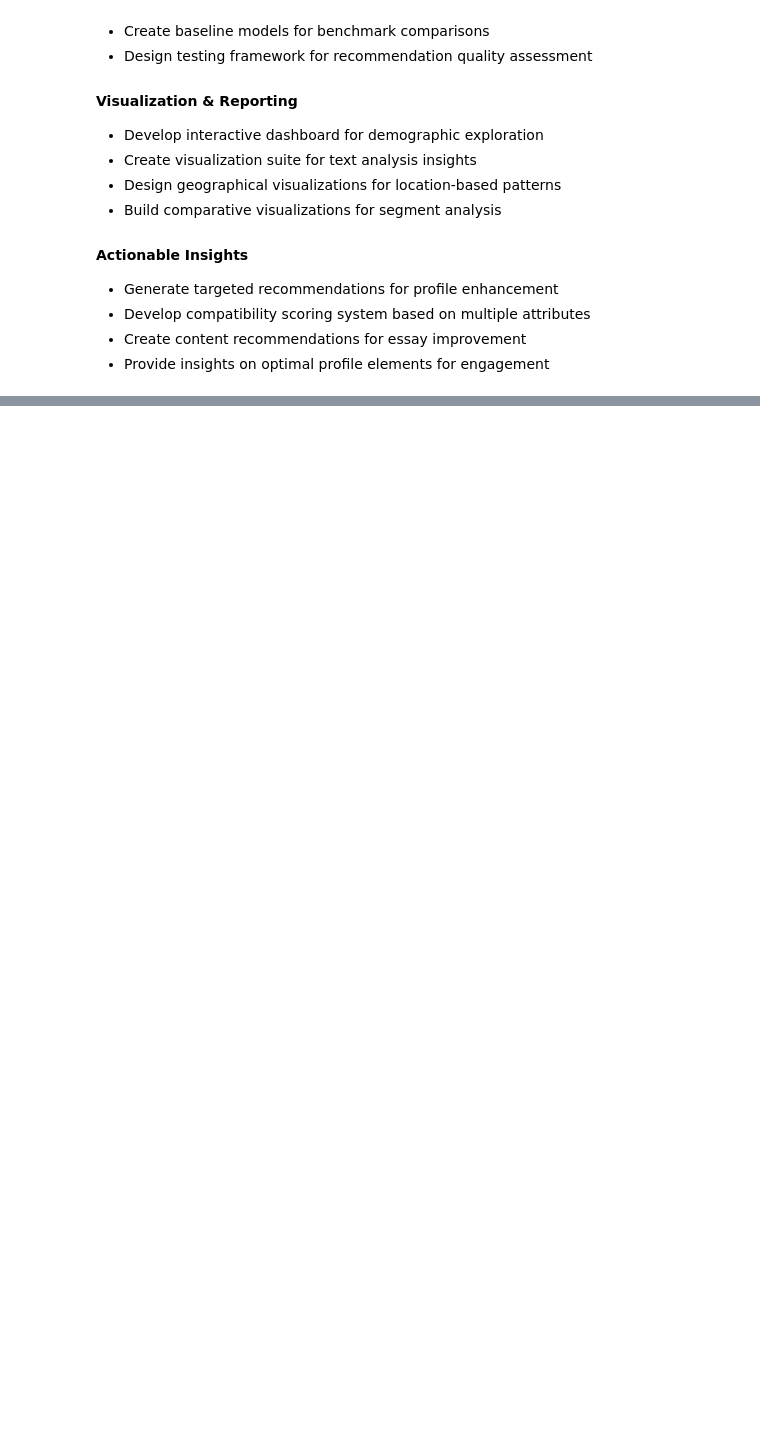
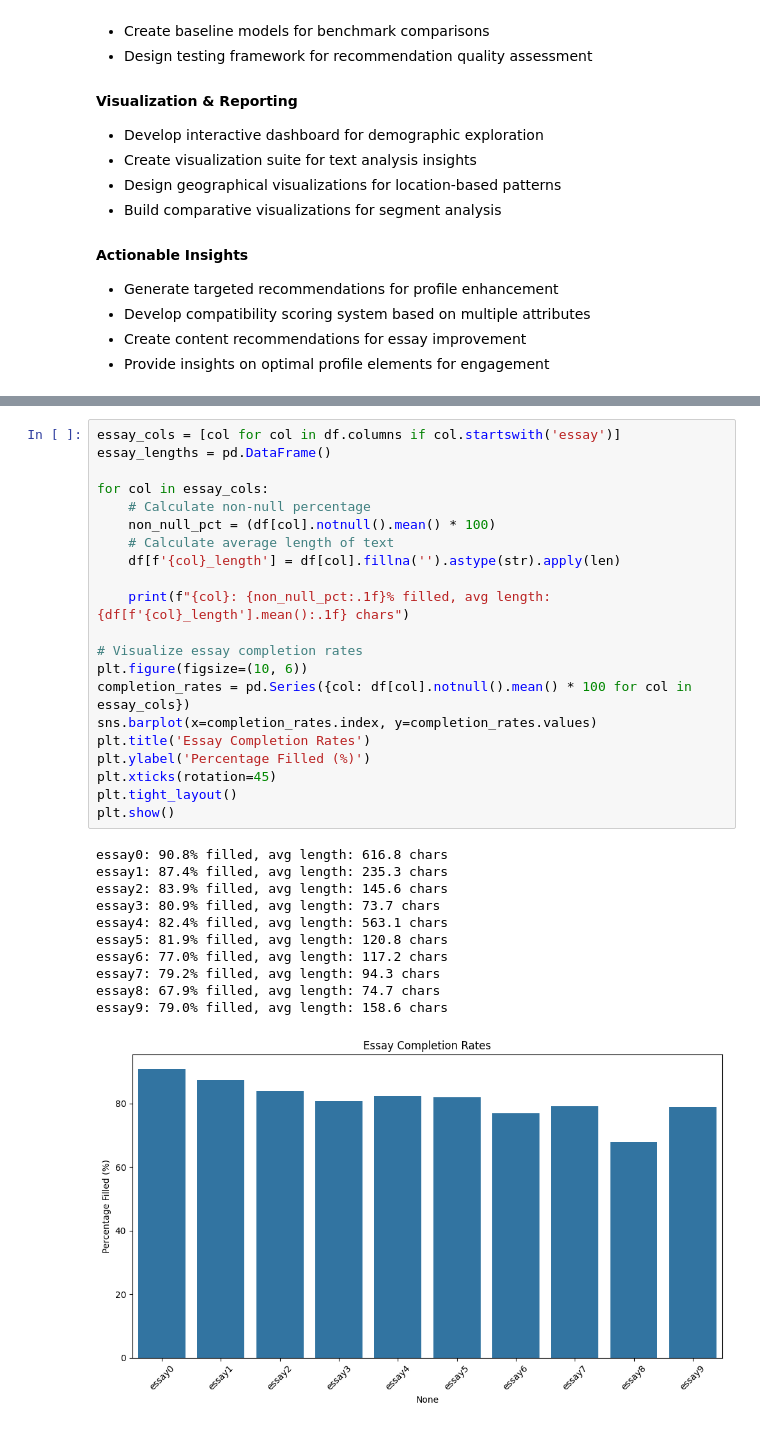
Before and after one commit to olavodd42/OKCupid-Date-a-Scientist, a Jupyter notebook: date-a-scientist.ipynb, the cells around one changed output, grey strips where cells are left out. Drawn from its saved outputs; the diff is of its cells as text; blank space fills up the shorter version.

```diff
--- a/date-a-scientist.ipynb
+++ b/date-a-scientist.ipynb
@@ -131,0 +274,33 @@ df.head()
+# %%
+essay_cols = [col for col in df.columns if col.startswith('essay')]
+essay_lengths = pd.DataFrame()
+
+for col in essay_cols:
+    # Calculate non-null percentage
+    non_null_pct = (df[col].notnull().mean() * 100)
+    # Calculate average length of text
+    df[f'{col}_length'] = df[col].fillna('').astype(str).apply(len)
+
+    print(f"{col}: {non_null_pct:.1f}% filled, avg length: {df[f'{col}_length'].mean():.1f} chars")
+
+# Visualize essay completion rates
+plt.figure(figsize=(10, 6))
+completion_rates = pd.Series({col: df[col].notnull().mean() * 100 for col in essay_cols})
+sns.barplot(x=completion_rates.index, y=completion_rates.values)
+plt.title('Essay Completion Rates')
+plt.ylabel('Percentage Filled (%)')
+plt.xticks(rotation=45)
+plt.tight_layout()
+plt.show()
+# %% [output]
+essay0: 90.8% filled, avg length: 616.8 chars
+essay1: 87.4% filled, avg length: 235.3 chars
+essay2: 83.9% filled, avg length: 145.6 chars
+essay3: 80.9% filled, avg length: 73.7 chars
+essay4: 82.4% filled, avg length: 563.1 chars
+essay5: 81.9% filled, avg length: 120.8 chars
+essay6: 77.0% filled, avg length: 117.2 chars
+essay7: 79.2% filled, avg length: 94.3 chars
+essay8: 67.9% filled, avg length: 74.7 chars
+essay9: 79.0% filled, avg length: 158.6 chars
+[figure, added]
```
Also changed, not shown: parts of 26 cells of this notebook, 3 other files.
